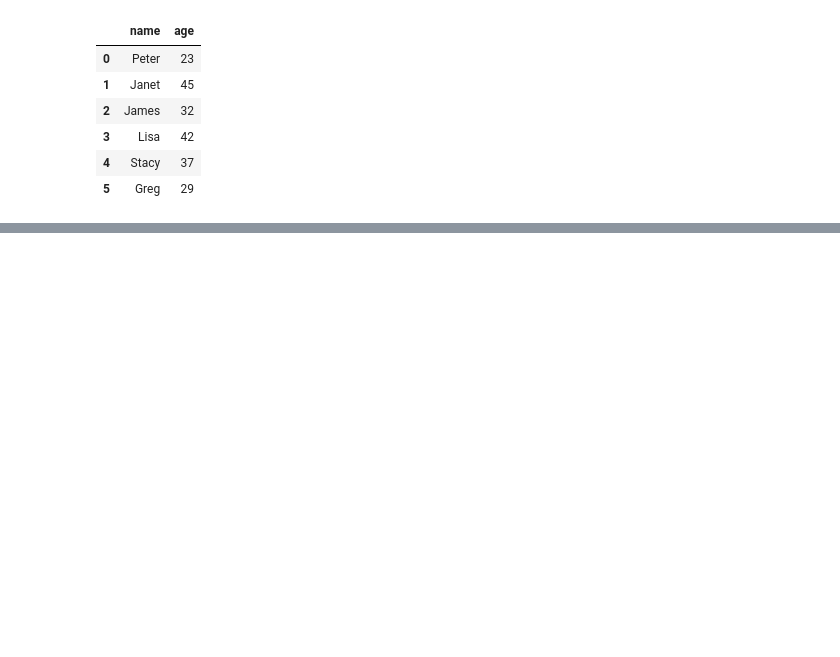
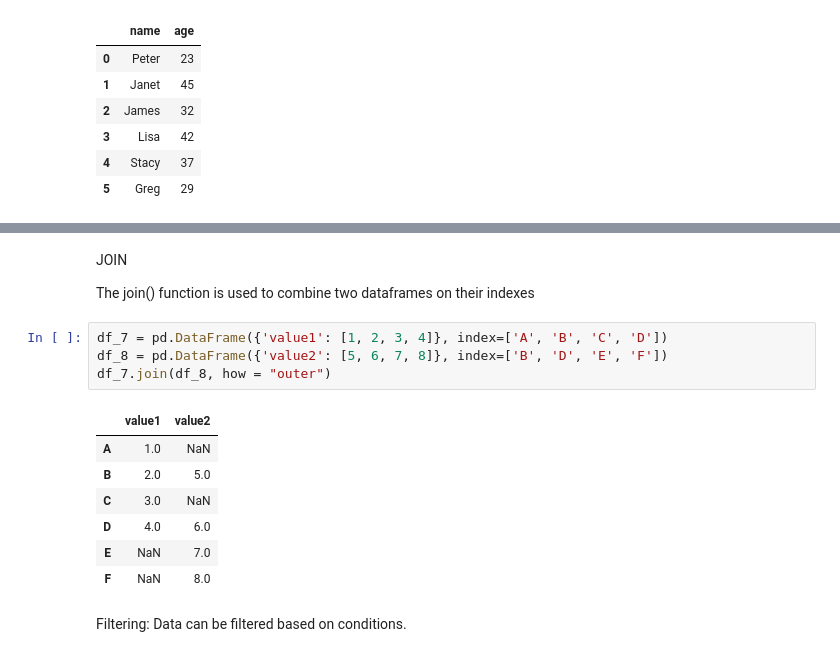
Before and after one commit to Ezinne-Toanyie/Data_Science_and_ML_Labs, a Jupyter notebook: Week_4/Pandas_Notebook.ipynb, the cells around one changed output, grey strips where cells are left out. Drawn from its saved outputs; the diff is of its cells as text; blank space fills up the shorter version.

```diff
--- a/Week_4/Pandas_Notebook.ipynb
+++ b/Week_4/Pandas_Notebook.ipynb
@@ -119,0 +201,18 @@ vertical_con
+# %% [markdown]
+JOIN
+
+The join() function is used to combine two dataframes on their indexes
+# %%
+df_7 = pd.DataFrame({'value1': [1, 2, 3, 4]}, index=['A', 'B', 'C', 'D'])
+df_8 = pd.DataFrame({'value2': [5, 6, 7, 8]}, index=['B', 'D', 'E', 'F'])
+df_7.join(df_8, how = "outer")
+# %% [output]
+|  | value1 | value2 |
+| A | 1.0 | NaN |
+| B | 2.0 | 5.0 |
+| C | 3.0 | NaN |
+| D | 4.0 | 6.0 |
+| E | NaN | 7.0 |
+| F | NaN | 8.0 |
+# %% [markdown]
+Filtering: Data can be filtered based on conditions.
```
Also changed, not shown: parts of 29 cells of this notebook.
